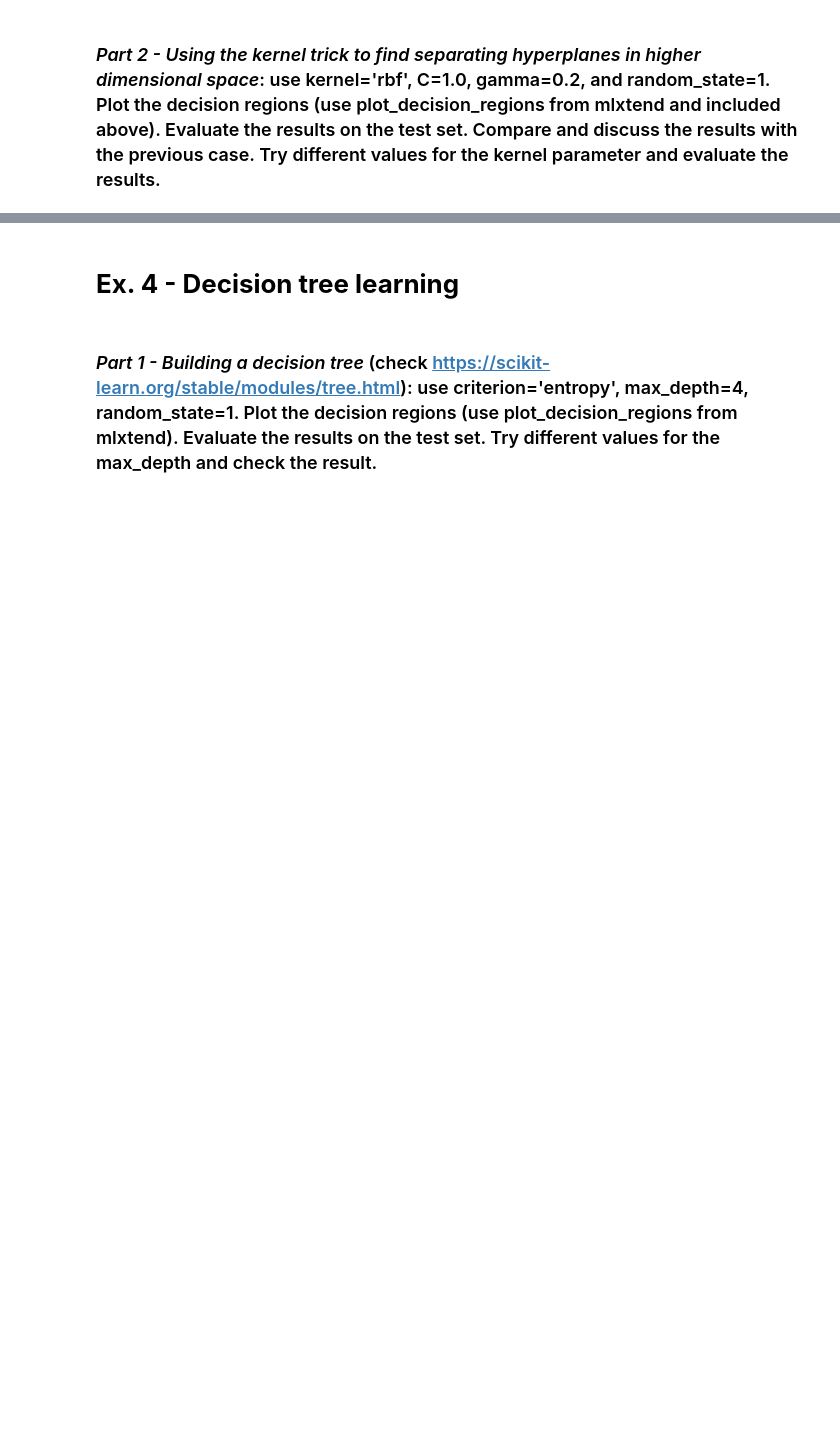
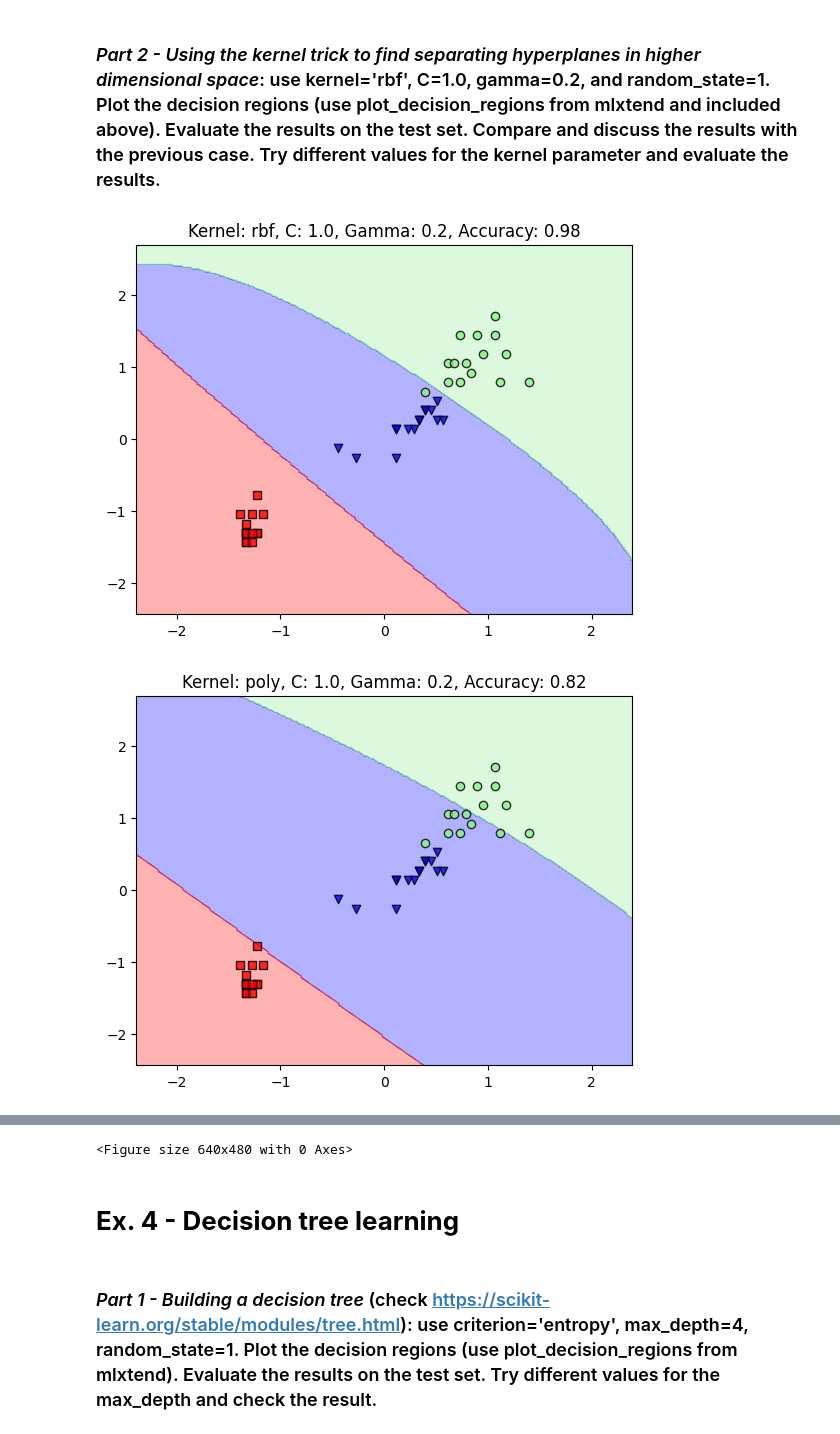
Before and after one commit to jaymedq/deep-learning, a Jupyter notebook: Assignment1.ipynb, the cells around one changed output, grey strips where cells are left out. Cells and saved outputs as stored; diff of their text form; code cells hidden in the pictures; blank space fills up the shorter version.

```diff
--- a/Assignment1.ipynb
+++ b/Assignment1.ipynb
@@ -155,2 +169,20 @@ C=10000.0, Test Accuracy: 0.98
 # %% [markdown]
 ### *Part 2 - Using the kernel trick to find separating hyperplanes in higher dimensional space*: use kernel='rbf', C=1.0, gamma=0.2, and random_state=1. Plot the decision regions (use plot_decision_regions from mlxtend and included above). Evaluate the results on the test set. Compare and discuss the results with the previous case. Try different values for the kernel parameter and evaluate the results.
+# %%
+from sklearn.svm import SVC
+
+kernel_params = [('rbf', 1.0, 0.2), ('poly', 1.0, 0.2), ('sigmoid', 1.0, 0.2)]
+
+for kernel, C_value, gamma_value in kernel_params:
+    svm = SVC(kernel=kernel, C=C_value, gamma=gamma_value, random_state=1)
+    svm.fit(X_train_std, y_train)
+    plot_decision_regions(X_test_std, y_test, svm)
+
+    y_pred = svm.predict(X_test_std)
+    accuracy = (y_pred == y_test).mean()
+    plt.title(f"Kernel: {kernel}, C: {C_value}, Gamma: {gamma_value}, Accuracy: {accuracy:.2f}")
+    plt.show()
+    plt.clf()
+# %% [output]
+[figure, added]
+[figure, added]
@@ -157,3 +190,4 @@ C=10000.0, Test Accuracy: 0.98
+<Figure size 640x480 with 0 Axes>
 # %% [markdown]
 # **Ex. 4 - Decision tree learning**
 # %% [markdown]
```
Also changed, not shown: parts of 8 cells of this notebook, 1 other file.
